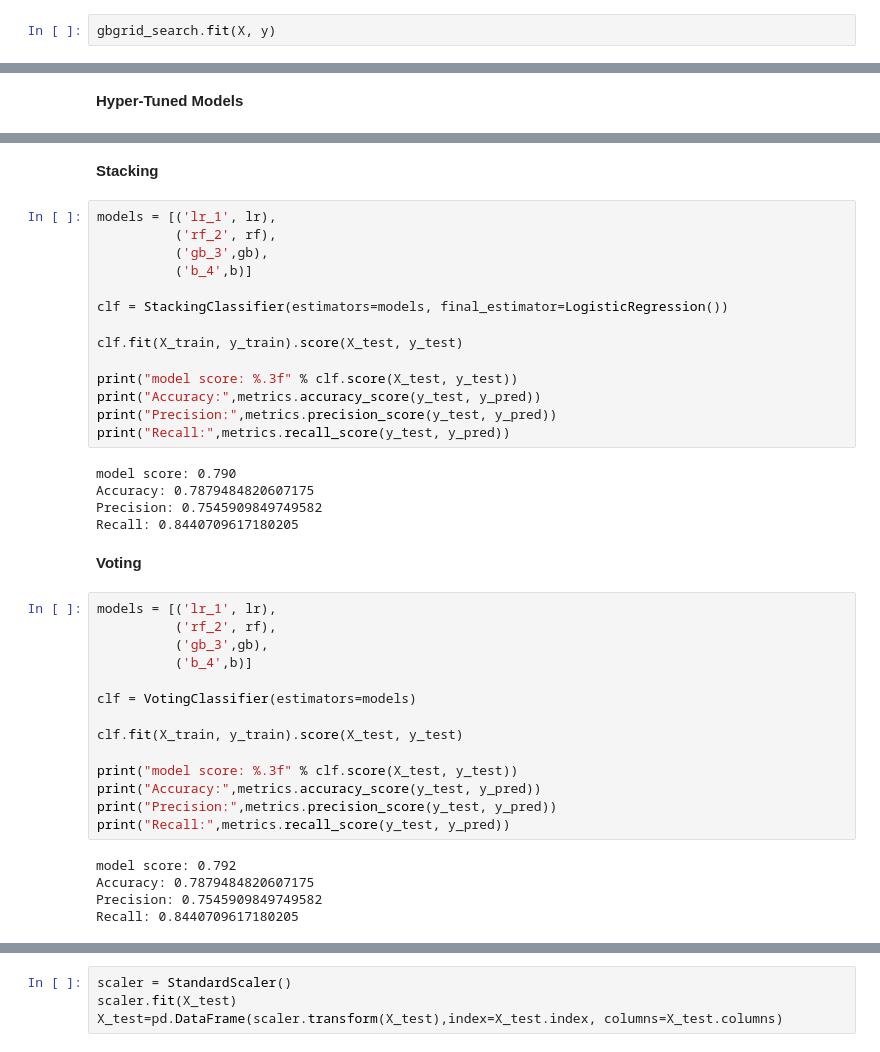
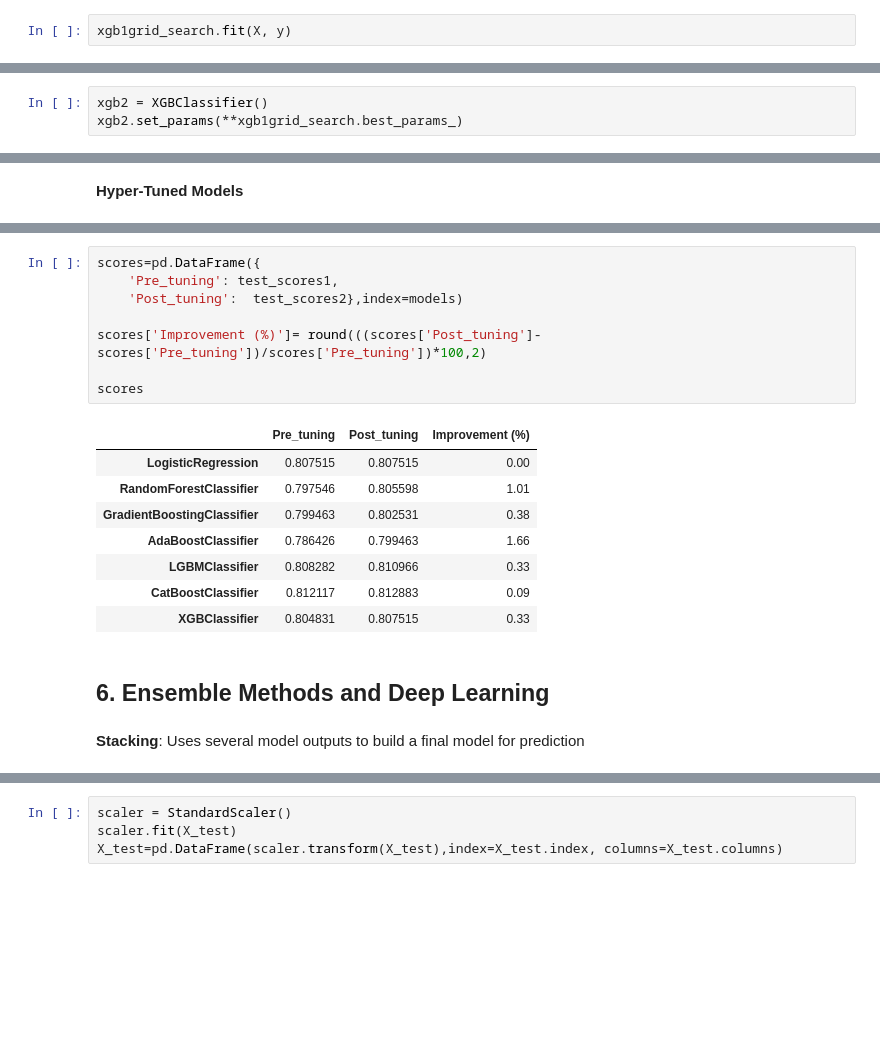
Before and after one commit to adamtassabehji/SpaceShip-Kaggle-Competition, a Jupyter notebook: Spaceship Titanic Analysis.ipynb, the cells around one changed output, grey strips where cells are left out. Drawn from its saved outputs; the diff is of its cells as text; blank space fills up the shorter version.

```diff
--- a/Spaceship Titanic Analysis.ipynb
+++ b/Spaceship Titanic Analysis.ipynb
@@ -648,3 +1064,3 @@ gbgrid_search = GridSearchCV(estimator = gb, param_grid = param_grid, cv = 2, n_
 # %%
-gbgrid_search.fit(X, y)
+xgb1grid_search.fit(X, y)
 # %% [output]
@@ -670,0 +1097,3 @@ GradientBoostingClassifier(max_depth=2, n_estimators=400)
+# %%
+xgb2 = XGBClassifier()
+xgb2.set_params(**xgb1grid_search.best_params_)
@@ -703,42 +1146,21 @@ Recall: 0.8440709617180205
-# %% [markdown]
-**Stacking**
-# %%
-models = [('lr_1', lr),
-          ('rf_2', rf),
-          ('gb_3',gb),
-          ('b_4',b)]
-
-clf = StackingClassifier(estimators=models, final_estimator=LogisticRegression())
-
-clf.fit(X_train, y_train).score(X_test, y_test)
-
-print("model score: %.3f" % clf.score(X_test, y_test))
-print("Accuracy:",metrics.accuracy_score(y_test, y_pred))
-print("Precision:",metrics.precision_score(y_test, y_pred))
-print("Recall:",metrics.recall_score(y_test, y_pred))
-# %% [output]
-model score: 0.790
-Accuracy: 0.7879484820607175
-Precision: 0.7545909849749582
-Recall: 0.8440709617180205
-# %% [markdown]
-**Voting**
-# %%
-models = [('lr_1', lr),
-          ('rf_2', rf),
-          ('gb_3',gb),
-          ('b_4',b)]
-
-clf = VotingClassifier(estimators=models)
-
-clf.fit(X_train, y_train).score(X_test, y_test)
-
-print("model score: %.3f" % clf.score(X_test, y_test))
-print("Accuracy:",metrics.accuracy_score(y_test, y_pred))
-print("Precision:",metrics.precision_score(y_test, y_pred))
-print("Recall:",metrics.recall_score(y_test, y_pred))
-# %% [output]
-model score: 0.792
-Accuracy: 0.7879484820607175
-Precision: 0.7545909849749582
-Recall: 0.8440709617180205
+# %%
+scores=pd.DataFrame({
+    'Pre_tuning': test_scores1,
+    'Post_tuning':  test_scores2},index=models)
+
+scores['Improvement (%)']= round(((scores['Post_tuning']-scores['Pre_tuning'])/scores['Pre_tuning'])*100,2)
+
+scores
+# %% [output]
+|  | Pre_tuning | Post_tuning | Improvement (%) |
+| LogisticRegression | 0.807515 | 0.807515 | 0.00 |
+| RandomForestClassifier | 0.797546 | 0.805598 | 1.01 |
+| GradientBoostingClassifier | 0.799463 | 0.802531 | 0.38 |
+| AdaBoostClassifier | 0.786426 | 0.799463 | 1.66 |
+| LGBMClassifier | 0.808282 | 0.810966 | 0.33 |
+| CatBoostClassifier | 0.812117 | 0.812883 | 0.09 |
+| XGBClassifier | 0.804831 | 0.807515 | 0.33 |
+# %% [markdown]
+## 6. Ensemble Methods and Deep Learning
+# %% [markdown]
+**Stacking**: Uses several model outputs to build a final model for prediction
```
Also changed, not shown: parts of 152 cells of this notebook.
